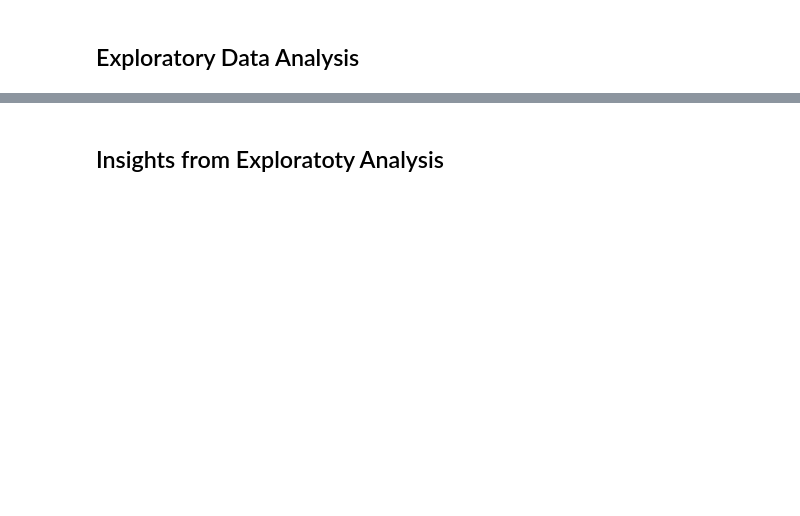
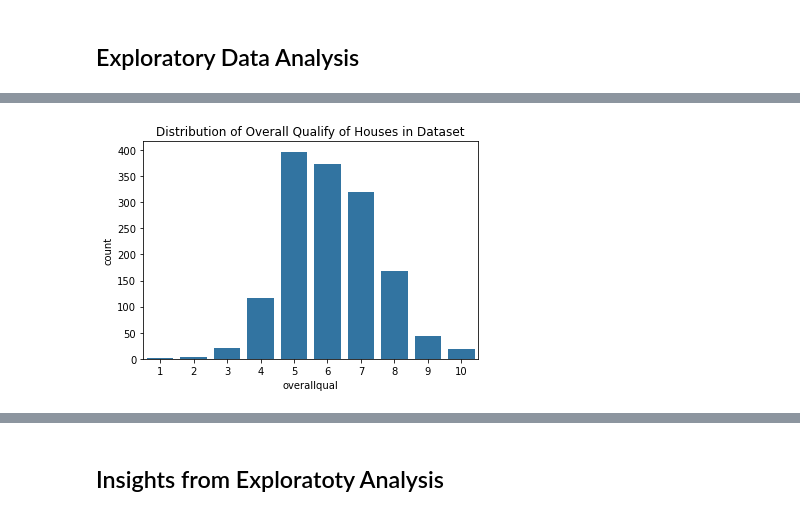
Before and after one commit to manlikesolomon/HousePricePrediction, a Jupyter notebook: HousePricePrediction.ipynb, the cells around one changed output, grey strips where cells are left out. Saved outputs shown, nothing was run; the diff lists cells and outputs as text; code cells hidden in the pictures; blank space fills up the shorter version.

```diff
--- a/HousePricePrediction.ipynb
+++ b/HousePricePrediction.ipynb
@@ -175,3 +179,6 @@ See Full Dataframe in Mito
 # %% [markdown]
 ## Exploratory Data Analysis
+# %%
+#setting basecolor for plots
+col = sns.color_palette()[0]
 # %%
@@ -190,0 +206,6 @@ Text(0, 0.5, 'Count')
+# %%
+# checking the distribution in the overallqual column
+sns.countplot(x='overallqual',data=df_train,color=col)
+plt.title('Distribution of Overall Qualify of Houses in Dataset');
+# %% [output]
+[figure, added]
```
Also changed, not shown: parts of 25 cells of this notebook.
